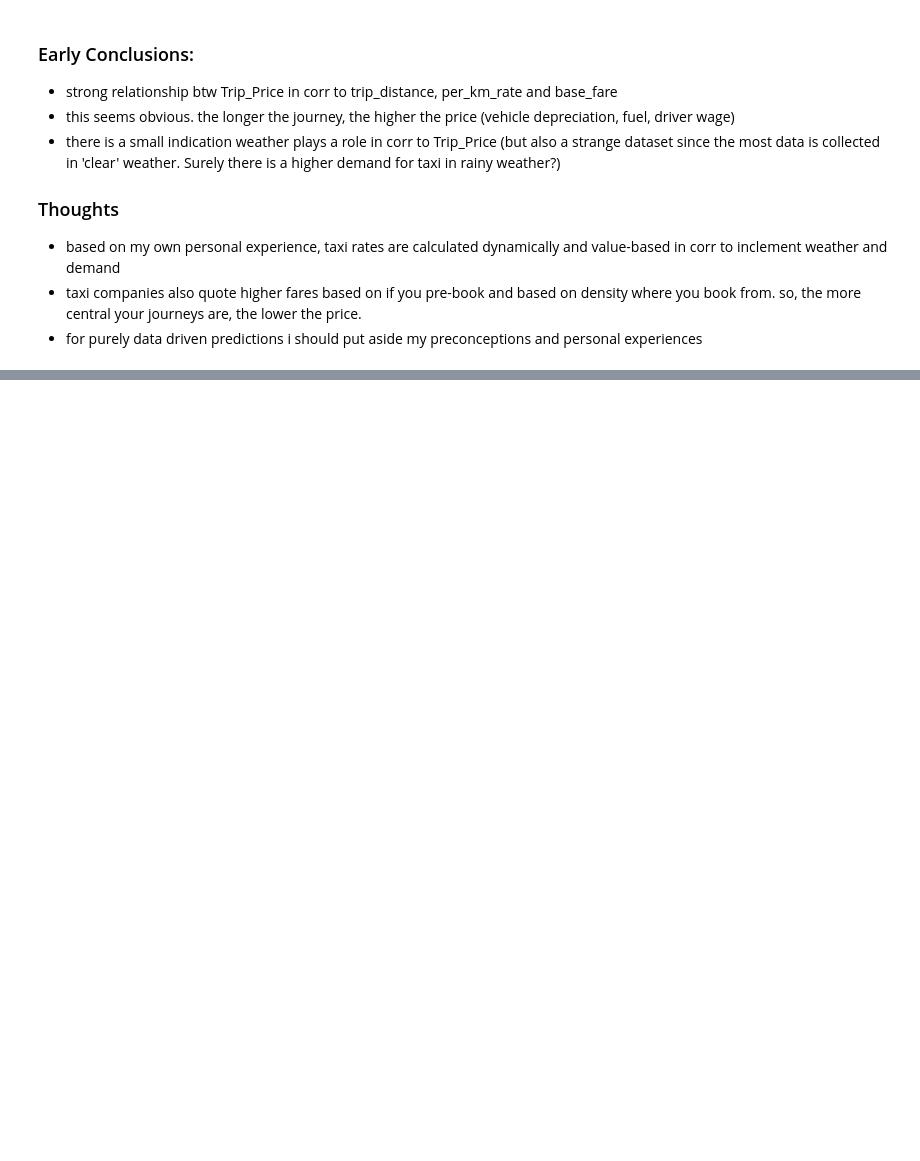
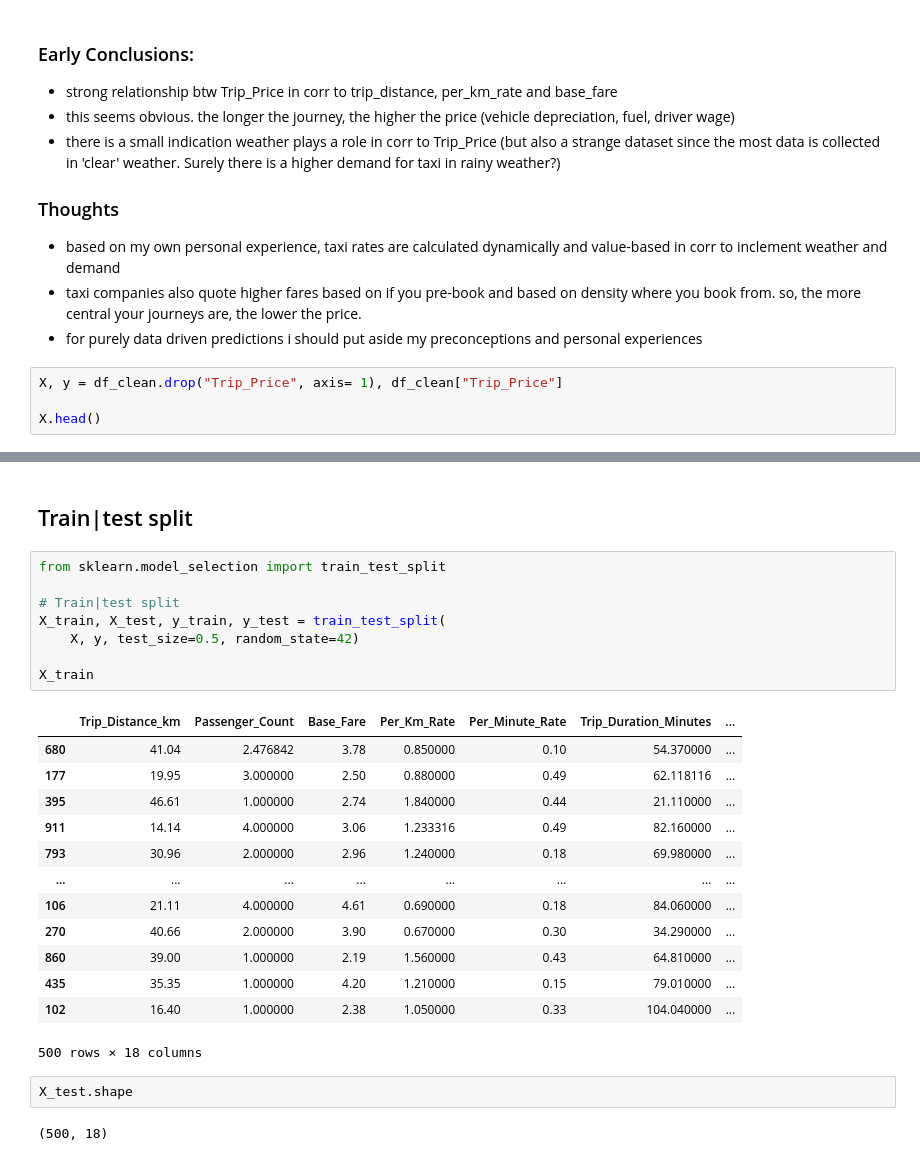
Before and after one commit to SusannaR11/taxipred-prediction-fullstack-SUSANNA-ROKKA-OPA24, a Jupyter notebook: explorations/eda.ipynb, the cells around one changed output, grey strips where cells are left out. Saved outputs shown, nothing was run; the diff lists cells and outputs as text; blank space fills up the shorter version.

```diff
--- a/explorations/eda.ipynb
+++ b/explorations/eda.ipynb
@@ -325,3 +347,7 @@ df_dummies
 - based on my own personal experience, taxi rates are calculated dynamically and value-based in corr to inclement weather and demand
 - taxi companies also quote higher fares based on if you pre-book and based on density where you book from. so, the more central your journeys are, the lower the price.
 - for purely data driven predictions i should put aside my preconceptions and personal experiences
+# %%
+X, y = df_clean.drop("Trip_Price", axis= 1), df_clean["Trip_Price"]
+
+X.head()
@@ -327,0 +370,28 @@ df_dummies
+# %% [markdown]
+## Train|test split
+# %%
+from sklearn.model_selection import train_test_split
+
+# Train|test split
+X_train, X_test, y_train, y_test = train_test_split(
+    X, y, test_size=0.5, random_state=42)
+
+X_train
+# %% [output]
+|  | Trip_Distance_km | Passenger_Count | Base_Fare | Per_Km_Rate | Per_Minute_Rate | Trip_Duration_Minutes | ... |
+| 680 | 41.04 | 2.476842 | 3.78 | 0.850000 | 0.10 | 54.370000 | ... |
+| 177 | 19.95 | 3.000000 | 2.50 | 0.880000 | 0.49 | 62.118116 | ... |
+| 395 | 46.61 | 1.000000 | 2.74 | 1.840000 | 0.44 | 21.110000 | ... |
+| 911 | 14.14 | 4.000000 | 3.06 | 1.233316 | 0.49 | 82.160000 | ... |
+| 793 | 30.96 | 2.000000 | 2.96 | 1.240000 | 0.18 | 69.980000 | ... |
+| ... | ... | ... | ... | ... | ... | ... | ... |
+| 106 | 21.11 | 4.000000 | 4.61 | 0.690000 | 0.18 | 84.060000 | ... |
+| 270 | 40.66 | 2.000000 | 3.90 | 0.670000 | 0.30 | 34.290000 | ... |
+| 860 | 39.00 | 1.000000 | 2.19 | 1.560000 | 0.43 | 64.810000 | ... |
+| 435 | 35.35 | 1.000000 | 4.20 | 1.210000 | 0.15 | 79.010000 | ... |
+| 102 | 16.40 | 1.000000 | 2.38 | 1.050000 | 0.33 | 104.040000 | ... |
+500 rows × 18 columns
+# %%
+X_test.shape
+# %% [output]
+(500, 18)
```
Also changed, not shown: parts of 34 cells of this notebook, 3 other files.
